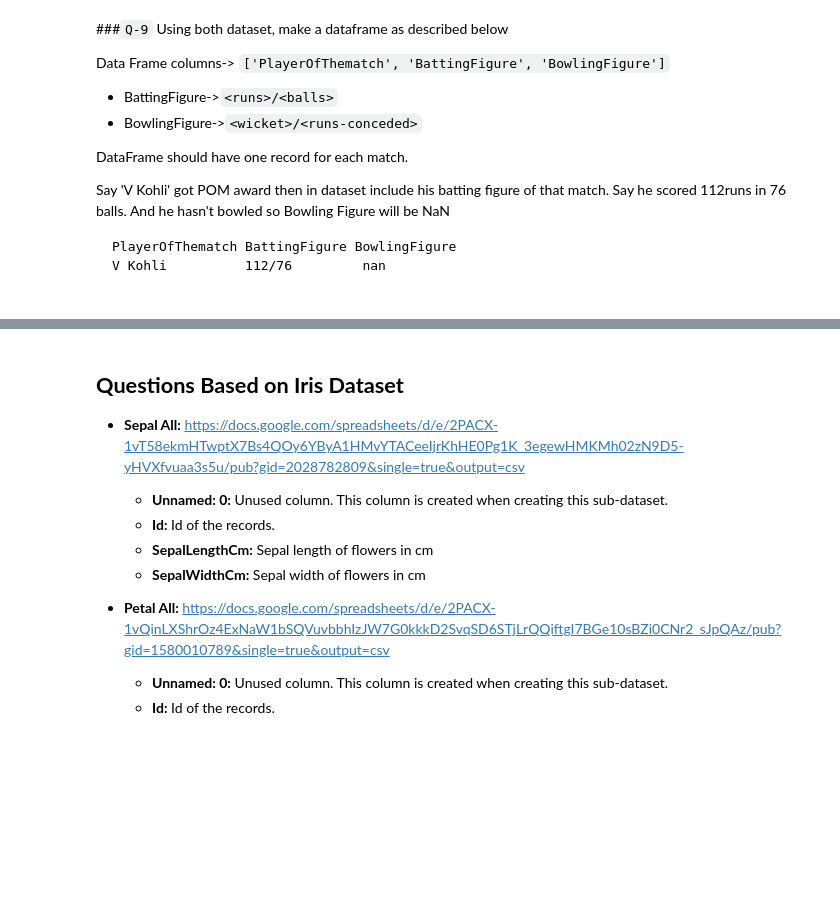
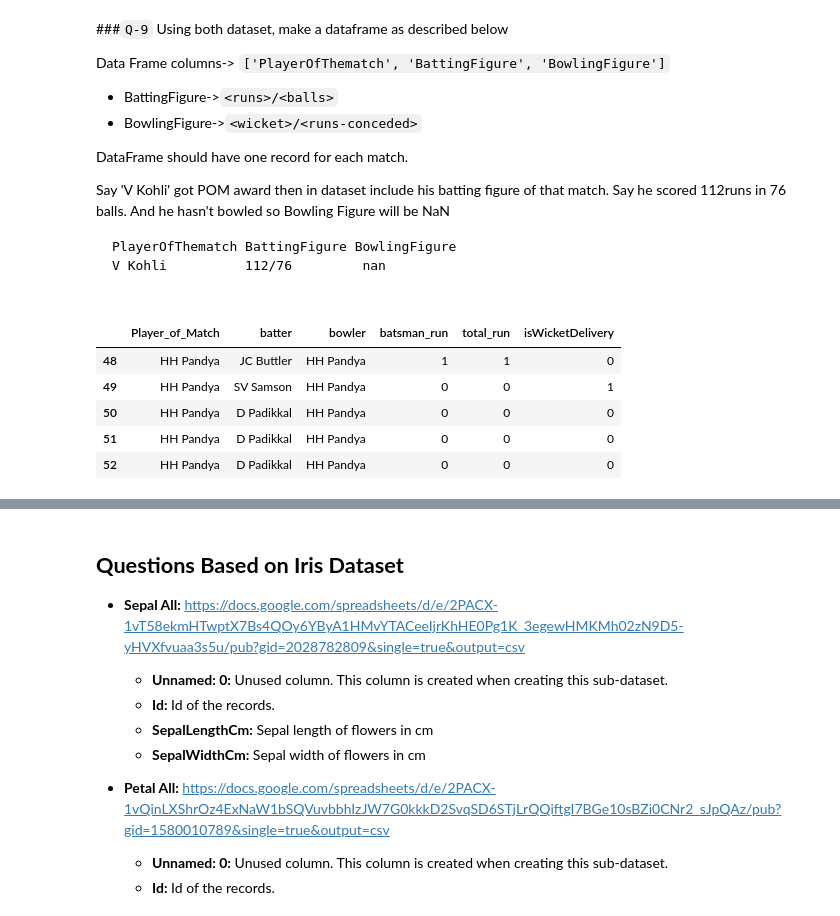
Before and after one commit to hemant087/3_Pandas, a Jupyter notebook: Task/20_task.ipynb, the cells around one changed output, grey strips where cells are left out. Cells and saved outputs as stored; diff of their text form; code cells hidden in the pictures; blank space fills up the shorter version.

```diff
--- a/Task/20_task.ipynb
+++ b/Task/20_task.ipynb
@@ -307,0 +284,13 @@ V Kohli          112/76         nan
+# %%
+# code here
+pom=delivery.merge(match,on="ID").loc[:,["Player_of_Match","batter","bowler","batsman_run","total_run","isWicketDelivery"]]
+pom_batting = pom[pom['batter']==pom["Player_of_Match"]]
+pom_bowling = pom[pom['bowler']==pom["Player_of_Match"]]
+pom_bowling.head()
+# %% [output]
+|  | Player_of_Match | batter | bowler | batsman_run | total_run | isWicketDelivery |
+| 48 | HH Pandya | JC Buttler | HH Pandya | 1 | 1 | 0 |
+| 49 | HH Pandya | SV Samson | HH Pandya | 0 | 0 | 1 |
+| 50 | HH Pandya | D Padikkal | HH Pandya | 0 | 0 | 0 |
+| 51 | HH Pandya | D Padikkal | HH Pandya | 0 | 0 | 0 |
+| 52 | HH Pandya | D Padikkal | HH Pandya | 0 | 0 | 0 |
```
Also changed, not shown: parts of 13 cells of this notebook.
